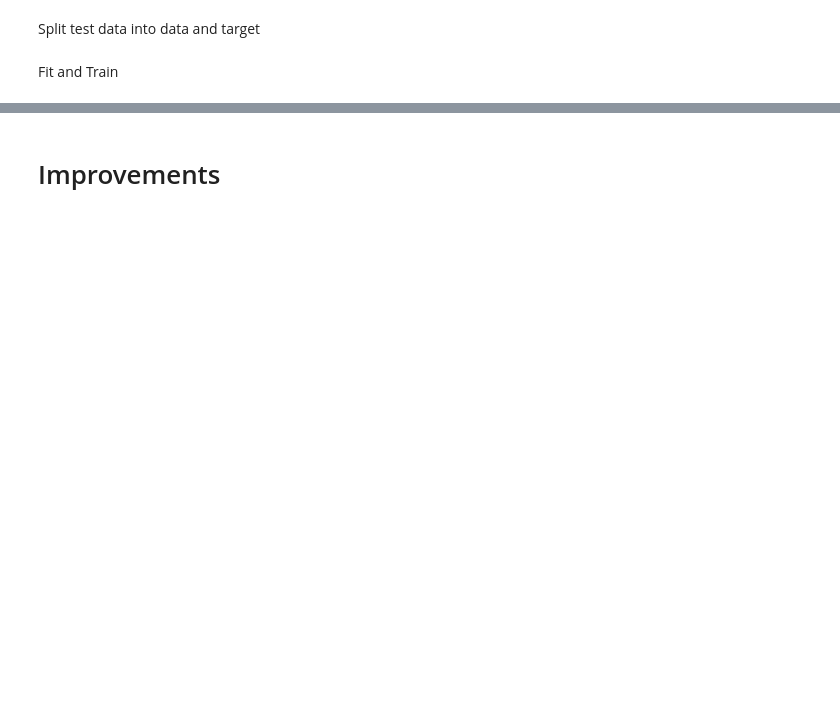
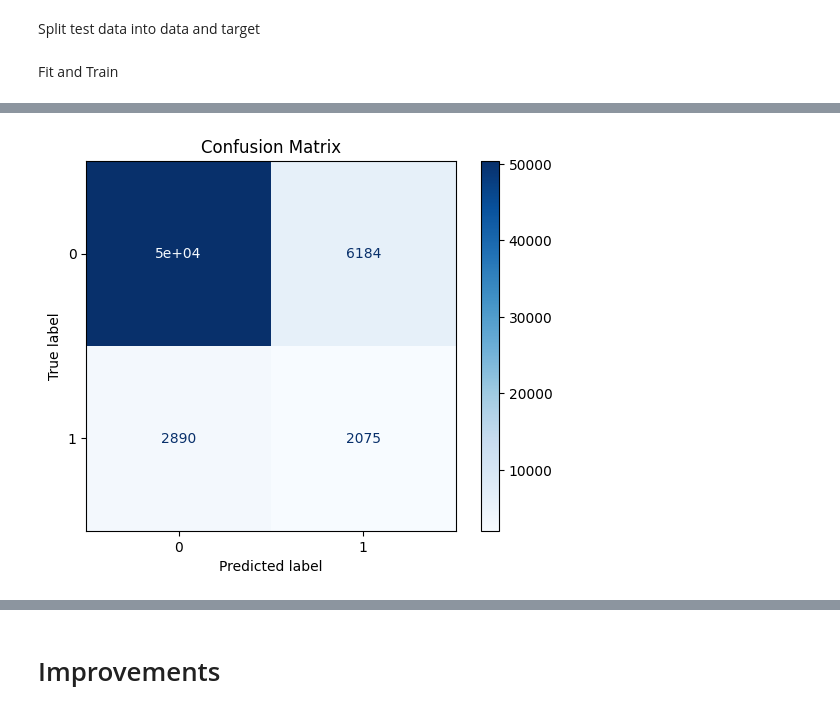
Before and after one commit to CelineChiLamNg/home_credit_default_prediction, a Jupyter notebook: notebooks/home_credit_4.ipynb, the cells around one changed output, grey strips where cells are left out. Cells and saved outputs as stored; diff of their text form; code cells hidden in the pictures; blank space fills up the shorter version.

```diff
--- a/notebooks/home_credit_4.ipynb
+++ b/notebooks/home_credit_4.ipynb
@@ -350,7 +353,8 @@ XGBoost (after hyperparameter tuning) and LightGBM (default) have similar
 # %%
 results_folder = os.path.join("..", "results")
 os.makedirs(results_folder, exist_ok=True)
-ensemble_results_file = os.path.join(results_folder, "ensemble_results.pkl")
+ensemble_results_file = os.path.join(results_folder, "weighted_avg_results"
+                                                     ".pkl")
 
 if os.path.exists(ensemble_results_file):
     with open(ensemble_results_file, "rb") as f:
@@ -367,7 +371,7 @@ else:
     xgb_params.update({
         'objective': 'binary:logistic',
         'random_state': 42,
-        'scale_pos_weight': (y == 0).sum() / (y == 1).sum()
+        'scale_pos_weight': (y_train == 0).sum() / (y_train == 1).sum()
     })
 
     for train_idx, test_idx in kf.split(X, y):
@@ -391,7 +395,7 @@ else:
             objective='binary',
             random_state=42,
             n_jobs=-1,
-            scale_pos_weight=(y == 0).sum() / (y == 1).sum()
+            scale_pos_weight=(y_train == 0).sum() / (y_train == 1).sum()
         )
         clf_rf = RandomForestClassifier(
             n_estimators=100,
@@ -445,7 +464,7 @@ else:
     xgb_params.update({
         'objective': 'binary:logistic',
         'random_state': 42,
-        'scale_pos_weight': (y == 0).sum() / (y == 1).sum()
+        'scale_pos_weight': (y_train == 0).sum() / (y_train == 1).sum()
     })
 
     for train_idx, test_idx in kf.split(X, y):
@@ -470,7 +489,7 @@ else:
             objective='binary',
             random_state=42,
             n_jobs=-1,
-            scale_pos_weight=(y == 0).sum() / (y == 1).sum()
+            scale_pos_weight=(y_train == 0).sum() / (y_train == 1).sum()
         )
         clf_rf = RandomForestClassifier(
             n_estimators=100,
@@ -531,7 +565,7 @@ else:
     xgb_params.update({
         'objective': 'binary:logistic',
         'random_state': 42,
-        'scale_pos_weight': (y == 0).sum() / (y == 1).sum()
+        'scale_pos_weight': (y_train == 0).sum() / (y_train == 1).sum()
     })
 
     for train_idx, test_idx in kf.split(X, y):
@@ -670,5 +699,6 @@ data_test = data_merged_test.copy()
 
 X_test, y_test = (data_test.drop(columns=[target]).copy(),
                   data_test[target].reset_index(drop=True))
+X_train, y_train = X, y
 # %% [markdown]
 Fit and Train
@@ -829,0 +776,7 @@ predictions = loaded_pipeline.predict(new_data)
+# %%
+disp = ConfusionMatrixDisplay(confusion_matrix=cm, display_labels=[0, 1])
+disp.plot(cmap=plt.cm.Blues)
+plt.title("Confusion Matrix")
+plt.show()
+# %% [output]
+[figure, added]
```
Also changed, not shown: parts of 31 cells of this notebook, 3 other files.
